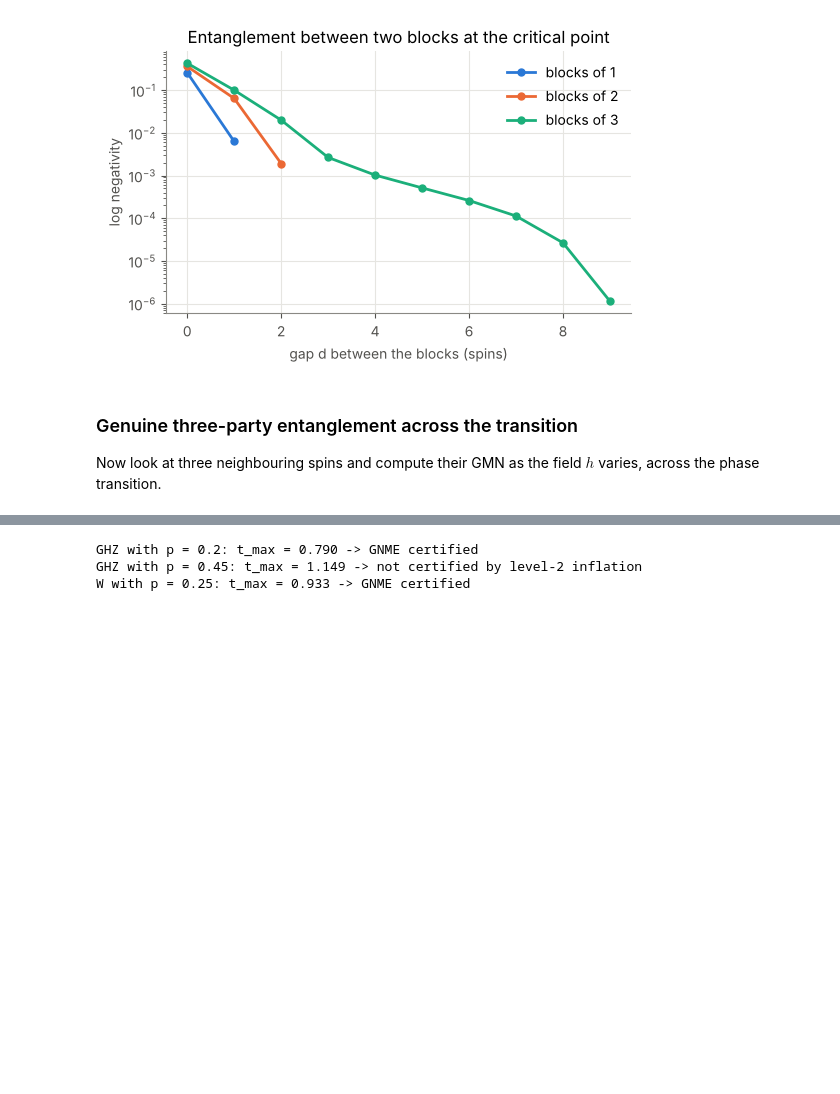
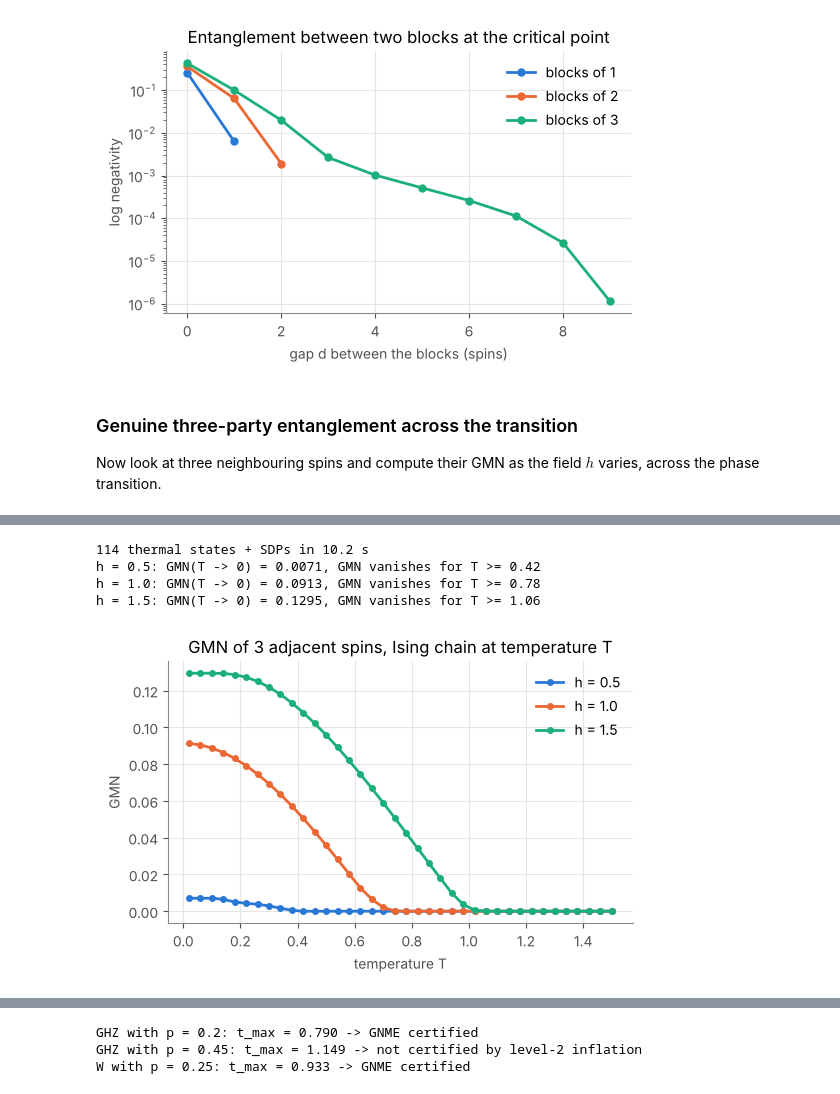
Before and after one commit to liukeLyu/multipartite-entanglement-detection-toolkit, a Jupyter notebook: examples/medt_tour.ipynb, the cells around one changed output, grey strips where cells are left out. Cells and saved outputs as stored; diff of their text form; code cells hidden in the pictures; blank space fills up the shorter version.

```diff
--- a/examples/medt_tour.ipynb
+++ b/examples/medt_tour.ipynb
@@ -193,0 +196,26 @@ The **ring inflation** test certifies GNME. Imagine that the state did come from
+# %%
+temps = np.linspace(0.02, 1.5, 38)
+fields = (0.5, 1.0, 1.5)
+t0 = time.time()
+gmn_thermal = {
+    h: np.array([max(medt.gmn(medt.tfim.tfim_rdm(h, [0, 1, 2], beta=1 / T)), 0.0) for T in temps]) for h in fields
+}
+print(f"{len(fields) * len(temps)} thermal states + SDPs in {time.time() - t0:.1f} s")
+
+fig, ax = plt.subplots()
+for h, color in zip(fields, ["#2a78d6", "#eb6834", "#1baf7a"], strict=True):
+    ax.plot(temps, gmn_thermal[h], color=color, lw=2, marker="o", ms=4, label=f"h = {h}")
+    dead = temps[gmn_thermal[h] < 1e-6]
+    if dead.size:
+        print(f"h = {h}: GMN(T -> 0) = {gmn_thermal[h][0]:.4f}, GMN vanishes for T >= {dead[0]:.2f}")
+    else:
+        print(f"h = {h}: GMN still positive at T = {temps[-1]:.2f}")
+ax.set(xlabel="temperature T", ylabel="GMN", title="GMN of 3 adjacent spins, Ising chain at temperature T")
+ax.legend(frameon=False)
+plt.show()
+# %% [output]
+114 thermal states + SDPs in 10.2 s
+h = 0.5: GMN(T -> 0) = 0.0071, GMN vanishes for T >= 0.42
+h = 1.0: GMN(T -> 0) = 0.0913, GMN vanishes for T >= 0.78
+h = 1.5: GMN(T -> 0) = 0.1295, GMN vanishes for T >= 1.06
+[figure, added]
```
Also changed, not shown: parts of 8 cells of this notebook.
